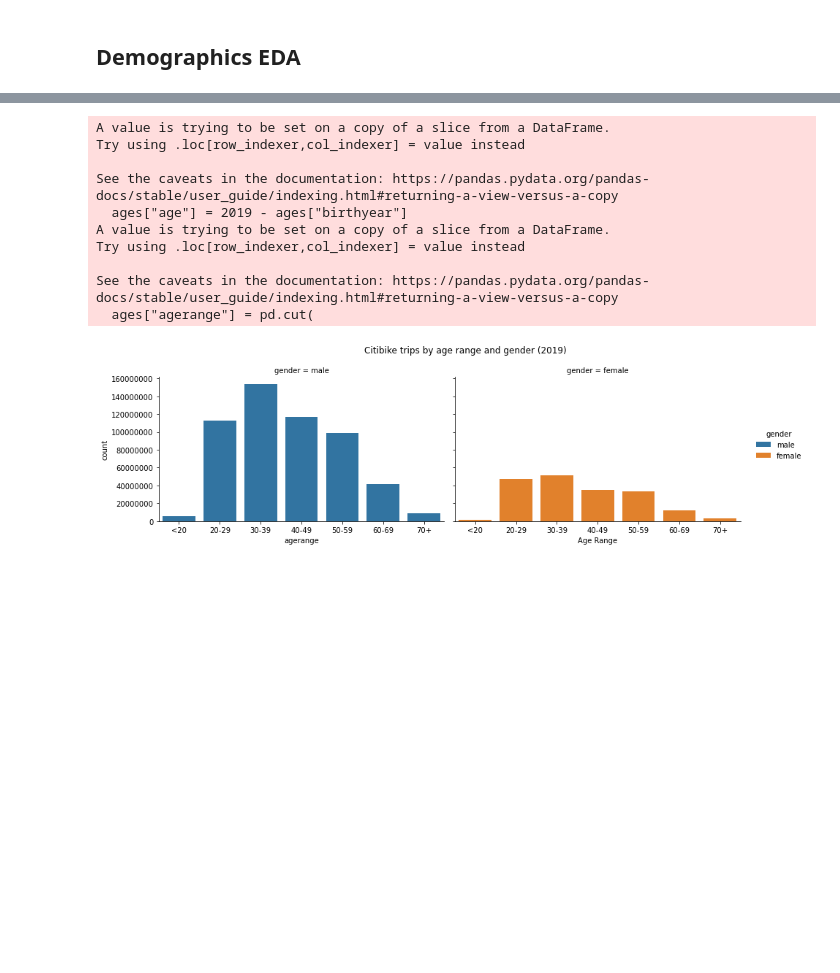
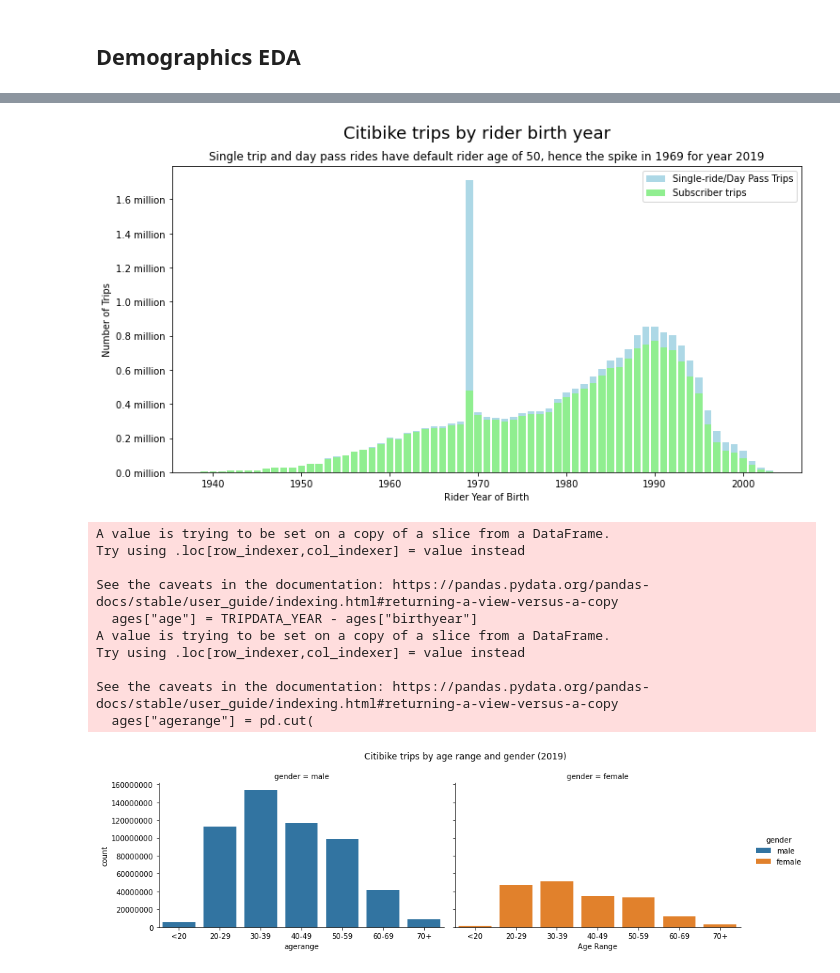
Before and after one commit to rishigoutam/citibike, a Jupyter notebook: eda/demographics.ipynb, the cells around one changed output, grey strips where cells are left out. Drawn from its saved outputs; the diff is of its cells as text; code cells hidden in the pictures; blank space fills up the shorter version.

Commit message:
split birthyear chart by subscriber/customer

```diff
--- a/eda/demographics.ipynb
+++ b/eda/demographics.ipynb
@@ -96,0 +51,11 @@ del birthyears
+# %%
+# set type to datetime for below graphs
+trips["birthyear"] = pd.to_datetime(trips["birthyear"], format="%Y")
+# %%
+trips_by_birthyear = (
+    trips.groupby(trips["birthyear"].dt.year)["tripduration"]
+    .count()
+    .reset_index()
+    .rename(columns={"tripduration": "countbirthyear"})
+)
+trips_by_birthyear
@@ -96,0 +76,9 @@ del birthyears
+# %%
+subscriber_trips_by_birthyear = (
+    trips[trips["usertype"] == "Subscriber"]
+    .groupby(trips["birthyear"].dt.year)["tripduration"]
+    .count()
+    .reset_index()
+    .rename(columns={"tripduration": "countbirthyear"})
+)
+subscriber_trips_by_birthyear
@@ -96,0 +99,46 @@ del birthyears
+# %%
+# lot of 1969 births??? these are riders with usertype=customer with default age 50!
+birthyear_floor = TRIPDATA_YEAR - 80
+customer_spike_year = TRIPDATA_YEAR - 50
+birthyears_to_plot = trips_by_birthyear[
+    trips_by_birthyear["birthyear"] >= birthyear_floor
+]
+subscriber_birthyears_to_plot = subscriber_trips_by_birthyear[
+    subscriber_trips_by_birthyear["birthyear"] >= birthyear_floor
+]
+
+fig, ax = plt.subplots()
+fig.set_size_inches(12, 6)
+
+ax.bar(
+    data=birthyears_to_plot,
+    x="birthyear",
+    height="countbirthyear",
+    color="lightblue",
+    label="Single-ride/Day Pass Trips",
+)
+ax.bar(
+    data=subscriber_birthyears_to_plot,
+    x="birthyear",
+    height="countbirthyear",
+    color="lightgreen",
+    label="Subscriber trips",
+)
+ax.legend()
+plt.suptitle("Citibike trips by rider birth year", fontsize=18)
+plt.title(
+    f"Single trip and day pass rides have default rider age of 50, hence the spike in {customer_spike_year} for year {TRIPDATA_YEAR}"
+)
+
+# format birthyear x tick labels
+plt.locator_params(axis="x", nbins=10)
+plt.xlabel("Rider Year of Birth")
+
+ax.yaxis.set_major_formatter(
+    FuncFormatter(lambda x, pos: ("%1.1f million" % (x * 1e-6)))
+)
+plt.ylabel("Number of Trips")
+
+plt.show()
+# %% [output]
+[figure, added]
@@ -97,7 +148,7 @@ del birthyears
 # %%
 # by age. we see most riders are between 20 and 50 years
 ages = trips[["birthyear", "gender"]]
-ages["age"] = 2019 - ages["birthyear"]
+ages["age"] = TRIPDATA_YEAR - ages["birthyear"]
 age_bins = [0, 20, 30, 40, 50, 60, 70, 1000]
 age_labels = ["<20", "20-29", "30-39", "40-49", "50-59", "60-69", "70+"]
 ages["agerange"] = pd.cut(
@@ -120,7 +171,7 @@ A value is trying to be set on a copy of a slice from a DataFrame.
 Try using .loc[row_indexer,col_indexer] = value instead
 
 See the caveats in the documentation: https://pandas.pydata.org/pandas-docs/stable/user_guide/indexing.html#returning-a-view-versus-a-copy
-  ages["age"] = 2019 - ages["birthyear"]
+  ages["age"] = TRIPDATA_YEAR - ages["birthyear"]
 A value is trying to be set on a copy of a slice from a DataFrame.
 Try using .loc[row_indexer,col_indexer] = value instead
 
```
Also changed, not shown: parts of 10 cells of this notebook.
